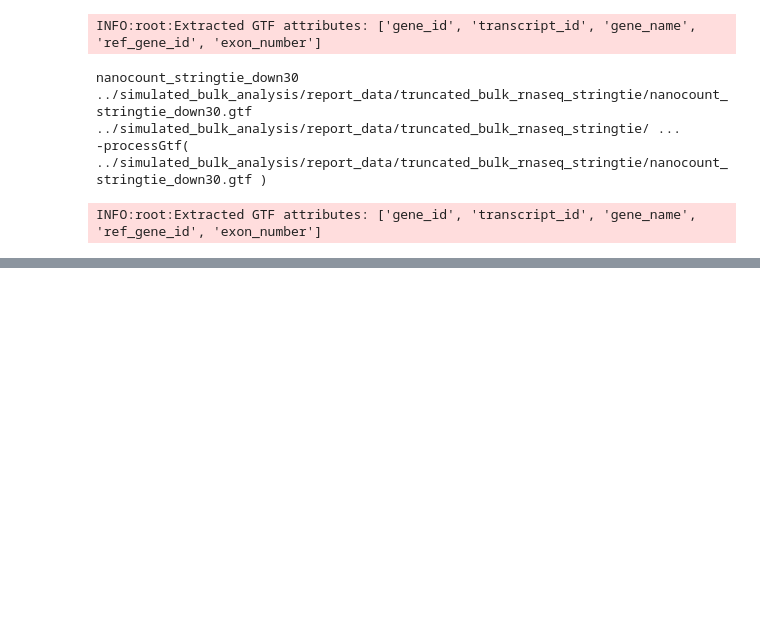
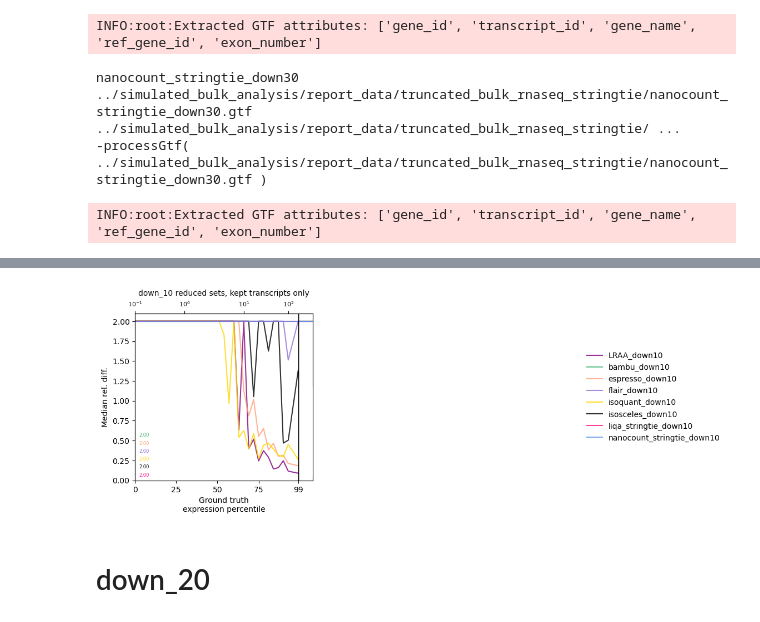
Before and after one commit to MethodsDev/Isosceles_Paper-Ext, a Jupyter notebook: reports/simulated_bulk_benchmarks-BJH-usePyLib-adj.ipynb, the cells around one changed output, grey strips where cells are left out. Drawn from its saved outputs; the diff is of its cells as text; code cells hidden in the pictures; blank space fills up the shorter version.

```diff
--- a/reports/simulated_bulk_benchmarks-BJH-usePyLib-adj.ipynb
+++ b/reports/simulated_bulk_benchmarks-BJH-usePyLib-adj.ipynb
@@ -503,0 +514,9 @@ rel_diff_vs_expr_percentile_plot(i_ref_df, prog_to_downsampled_df_dict, 33, 'med
+# %%
+down_10_kept_intron_ids = i_ref_df[i_ref_df['down_10'] == False].index
+
+rel_diff_vs_expr_percentile_plot(i_ref_df, down_10_dict, 33, 'median', 'down_10 reduced sets, kept transcripts only',
+                                intron_ids_use = down_10_kept_intron_ids)
+# %% [output]
+[figure, added]
+# %% [markdown]
+# down_20
```
Also changed, not shown: parts of 11 cells of this notebook, 1 other file.
